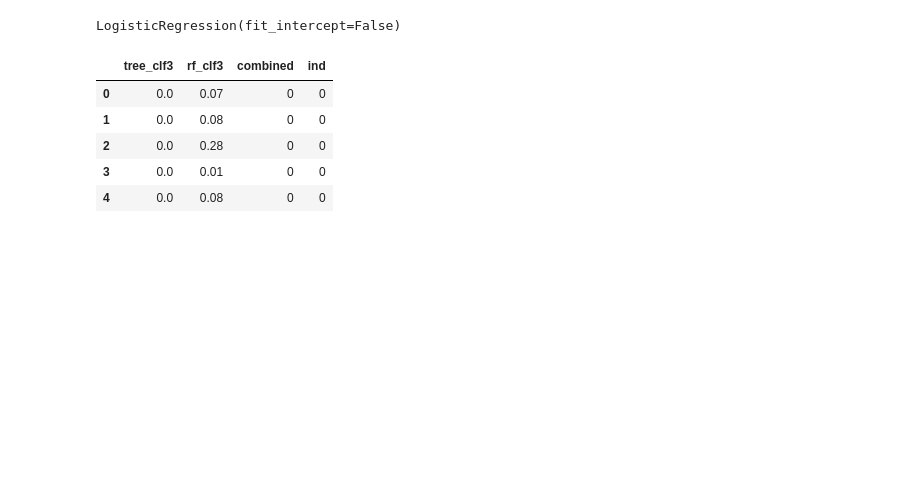
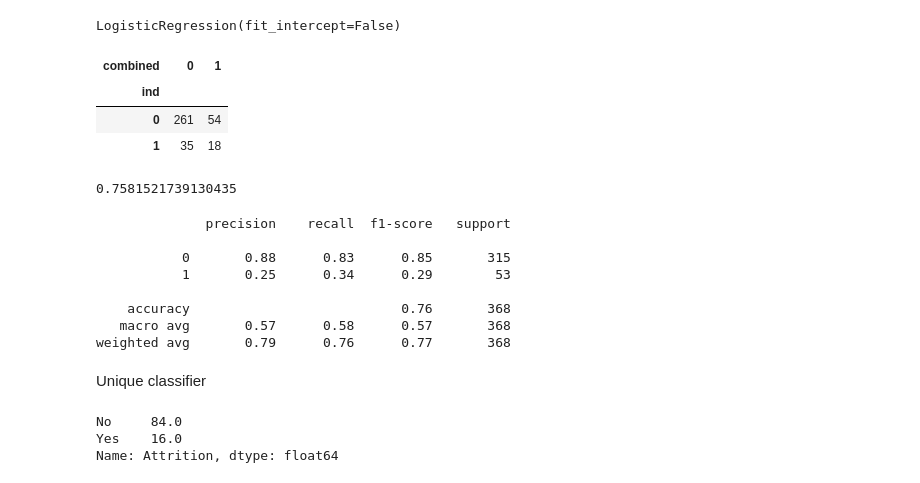
Before and after one commit to caesarorz/HRAttrition, a Jupyter notebook: Project HR Complete.ipynb, the cells around one changed output. Cells and saved outputs as stored; diff of their text form; code cells hidden in the pictures; blank space fills up the shorter version.

Commit message:
Add unique classifier for ensemble with Adaboost

```diff
--- a/Project HR Complete.ipynb
+++ b/Project HR Complete.ipynb
@@ -751,14 +753,27 @@ ensembles_test['rf_clf3'] = pd.DataFrame(rf_clf3.predict_proba(X_test))[1]
 ensembles_test['combined'] = lr_clf.predict(ensembles_test[['tree_clf3', 'rf_clf3']])
 ensembles_test = pd.concat([ensembles_test, pd.DataFrame(y_test).reset_index(drop=True)], axis=1)
 ensembles_test.rename({0: 'ind'}, axis=1, inplace=True)
-# %%
-ensembles_test.head()
-# %% [output]
-|  | tree_clf3 | rf_clf3 | combined | ind |
-| 0 | 0.0 | 0.07 | 0 | 0 |
-| 1 | 0.0 | 0.08 | 0 | 0 |
-| 2 | 0.0 | 0.28 | 0 | 0 |
-| 3 | 0.0 | 0.01 | 0 | 0 |
-| 4 | 0.0 | 0.08 | 0 | 0 |
 # %%
-print(pd.crosstab(ensembles_test['ind'], ))
+pd.crosstab(ensembles_test['ind'], ensembles_test['combined'])
+# %% [output]
+| combined | 0 | 1 |
+| ind |  |  |
+| 0 | 261 | 54 |
+| 1 | 35 | 18 |
+# %%
+print(accuracy_score(ensembles_test['ind'], ensembles_test['combined']))
+# %% [output]
+0.7581521739130435
+# %%
+print(classification_report(ensembles_test['ind'], ensembles_test['combined']))
+# %% [output]
+              precision    recall  f1-score   support
+
+           0       0.88      0.83      0.85       315
+           1       0.25      0.34      0.29        53
+
+    accuracy                           0.76       368
+   macro avg       0.57      0.58      0.57       368
+weighted avg       0.79      0.76      0.77       368
+# %% [markdown]
+Unique classifier
@@ -764,0 +782,6 @@ print(pd.crosstab(ensembles_test['ind'], ))
+# %%
+imbalancedf
+# %% [output]
+No     84.0
+Yes    16.0
+Name: Attrition, dtype: float64
```
Also changed, not shown: parts of 29 cells of this notebook.
